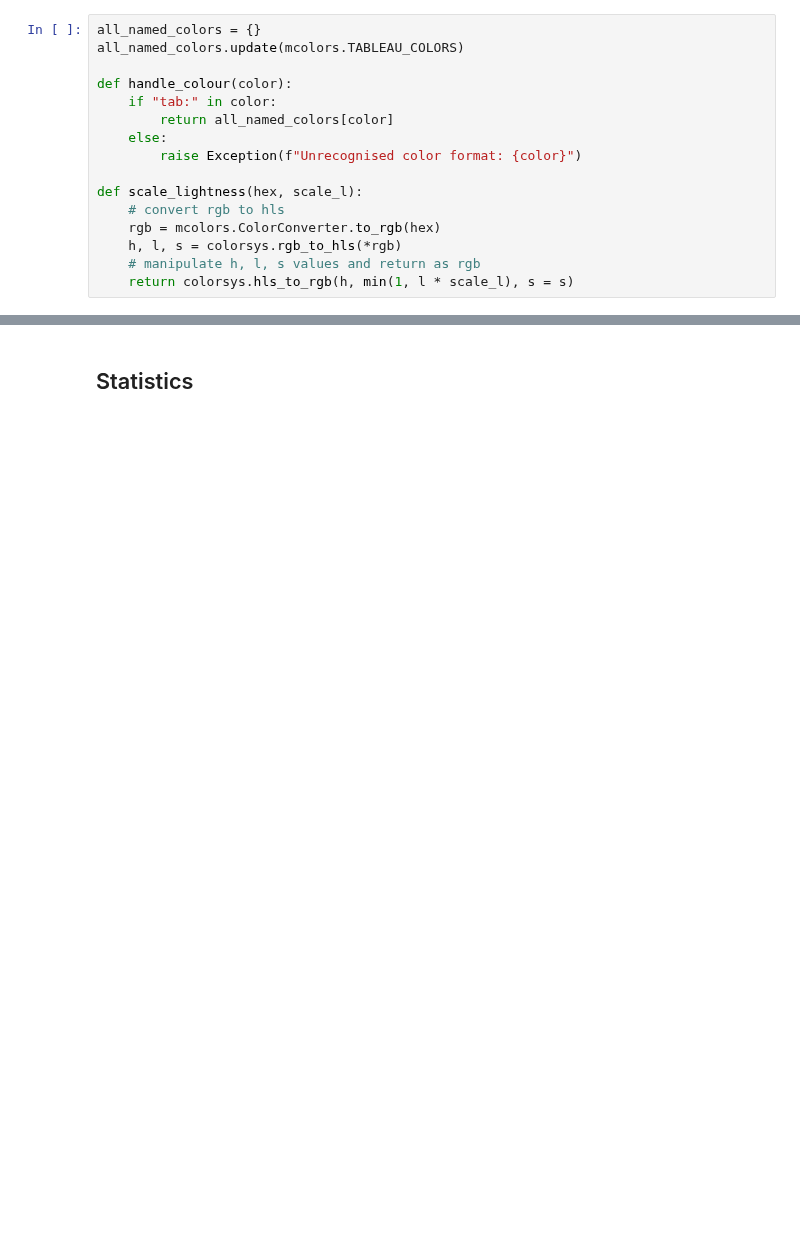
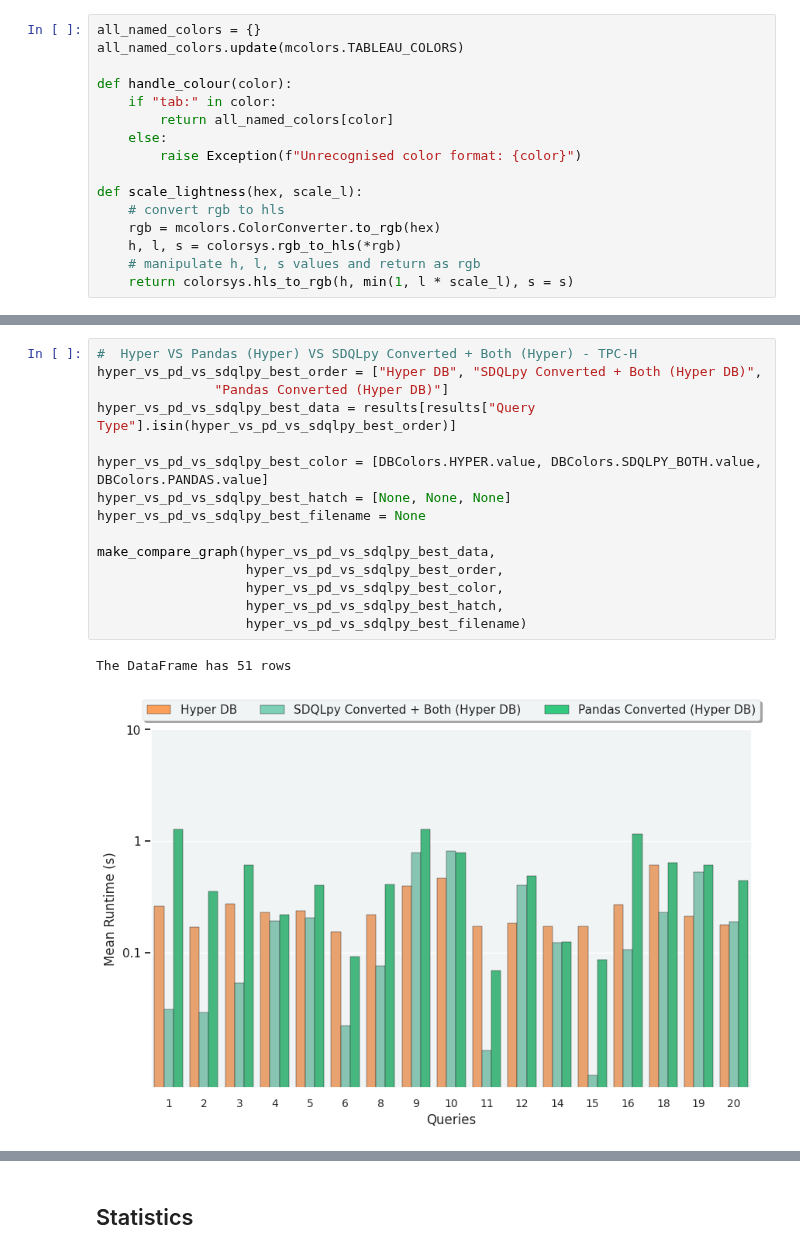
Before and after one commit to groegercesg/QueryBridge, a Jupyter notebook: benchmarking/notebooks/year2_analysis.ipynb, the cells around one changed output, grey strips where cells are left out. Cells and saved outputs as stored; diff of their text form; blank space fills up the shorter version.

```diff
--- a/benchmarking/notebooks/year2_analysis.ipynb
+++ b/benchmarking/notebooks/year2_analysis.ipynb
@@ -220,0 +225,18 @@ The DataFrame has 51 rows
+# %%
+#  Hyper VS Pandas (Hyper) VS SDQLpy Converted + Both (Hyper) - TPC-H
+hyper_vs_pd_vs_sdqlpy_best_order = ["Hyper DB", "SDQLpy Converted + Both (Hyper DB)",
+               "Pandas Converted (Hyper DB)"]
+hyper_vs_pd_vs_sdqlpy_best_data = results[results["Query Type"].isin(hyper_vs_pd_vs_sdqlpy_best_order)]
+
+hyper_vs_pd_vs_sdqlpy_best_color = [DBColors.HYPER.value, DBColors.SDQLPY_BOTH.value, DBColors.PANDAS.value]
+hyper_vs_pd_vs_sdqlpy_best_hatch = [None, None, None]
+hyper_vs_pd_vs_sdqlpy_best_filename = None
+
+make_compare_graph(hyper_vs_pd_vs_sdqlpy_best_data,
+                   hyper_vs_pd_vs_sdqlpy_best_order,
+                   hyper_vs_pd_vs_sdqlpy_best_color,
+                   hyper_vs_pd_vs_sdqlpy_best_hatch,
+                   hyper_vs_pd_vs_sdqlpy_best_filename)
+# %% [output]
+The DataFrame has 51 rows
+[figure, added]
```
Also changed, not shown: parts of 21 cells of this notebook, 6 other files.
